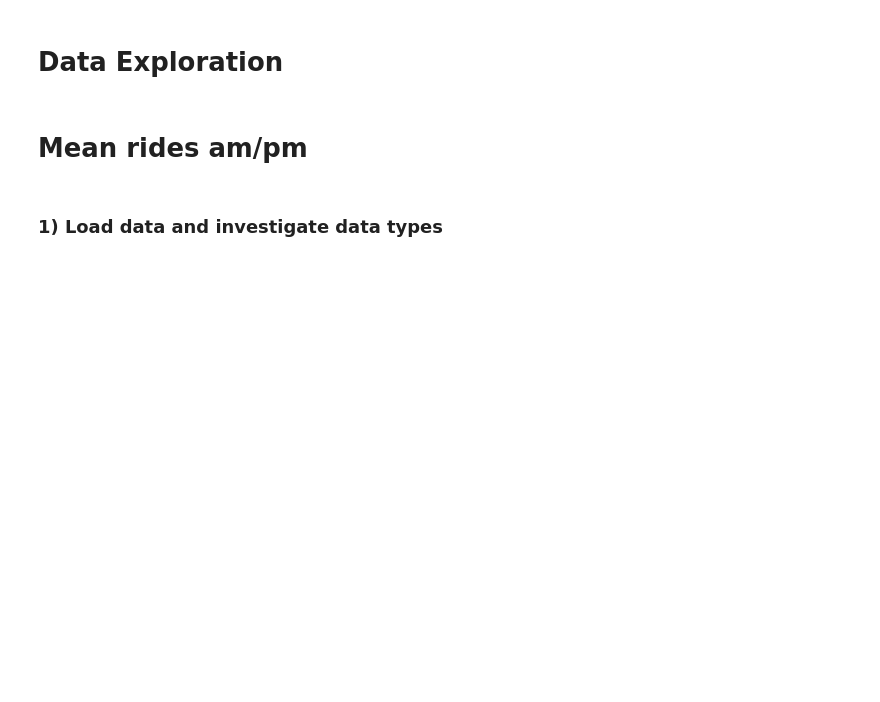
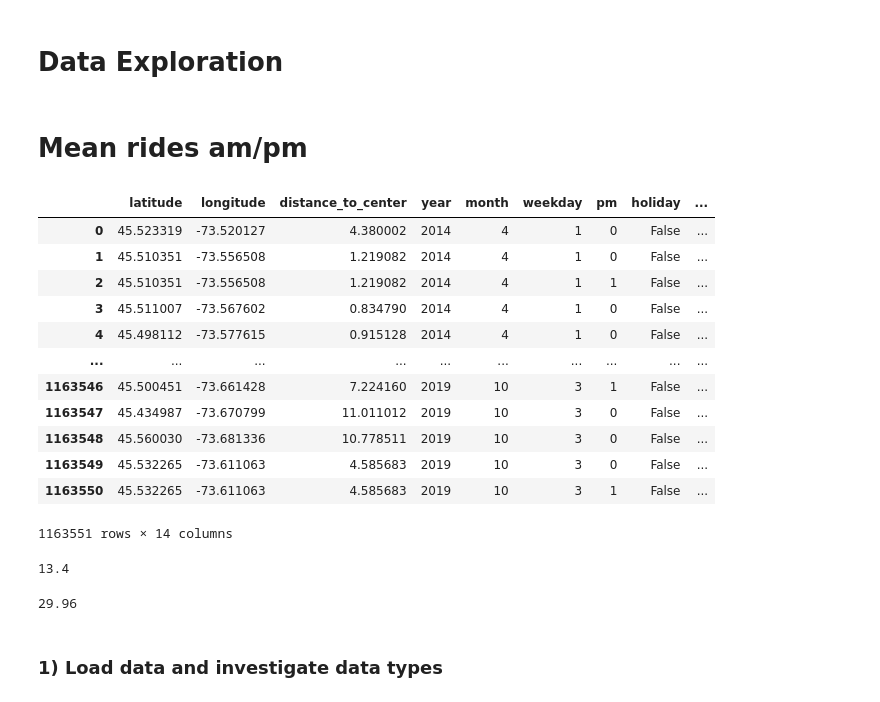
Before and after one commit to Mantoni9/data_mining_bixi_project, a Jupyter notebook: data_exploration.ipynb, the cells around one changed output. Saved outputs shown, nothing was run; the diff lists cells and outputs as text; code cells hidden in the pictures; blank space fills up the shorter version.

```diff
--- a/data_exploration.ipynb
+++ b/data_exploration.ipynb
@@ -6,3 +6,21 @@ import matplotlib.pyplot as plt
 import numpy as np
 # %% [markdown]
 # Mean rides am/pm
+# %%
+all = pd.read_csv('data/preprocessed_data/all.csv')
+# %%
+all
+# %% [output]
+|  | latitude | longitude | distance_to_center | year | month | weekday | pm | holiday | ... |
+| 0 | 45.523319 | -73.520127 | 4.380002 | 2014 | 4 | 1 | 0 | False | ... |
+| 1 | 45.510351 | -73.556508 | 1.219082 | 2014 | 4 | 1 | 0 | False | ... |
+| 2 | 45.510351 | -73.556508 | 1.219082 | 2014 | 4 | 1 | 1 | False | ... |
+| 3 | 45.511007 | -73.567602 | 0.834790 | 2014 | 4 | 1 | 0 | False | ... |
+| 4 | 45.498112 | -73.577615 | 0.915128 | 2014 | 4 | 1 | 0 | False | ... |
+| ... | ... | ... | ... | ... | ... | ... | ... | ... | ... |
+| 1163546 | 45.500451 | -73.661428 | 7.224160 | 2019 | 10 | 3 | 1 | False | ... |
+| 1163547 | 45.434987 | -73.670799 | 11.011012 | 2019 | 10 | 3 | 0 | False | ... |
+| 1163548 | 45.560030 | -73.681336 | 10.778511 | 2019 | 10 | 3 | 0 | False | ... |
+| 1163549 | 45.532265 | -73.611063 | 4.585683 | 2019 | 10 | 3 | 0 | False | ... |
+| 1163550 | 45.532265 | -73.611063 | 4.585683 | 2019 | 10 | 3 | 1 | False | ... |
+1163551 rows × 14 columns
@@ -9,3 +30,13 @@ import numpy as np
+# %%
+am_rides_mean = am_rides['count'].mean()
+print(round(am_rides_mean,2))
+# %% [output]
+13.4
+# %%
+pm_rides_mean = pm_rides['count'].mean()
+print(round(pm_rides_mean,2))
+# %% [output]
+29.96
 # %% [markdown]
 ### 1) Load data and investigate data types
 # %%
```
Also changed, not shown: parts of 1 cell of this notebook, 1 other file.
